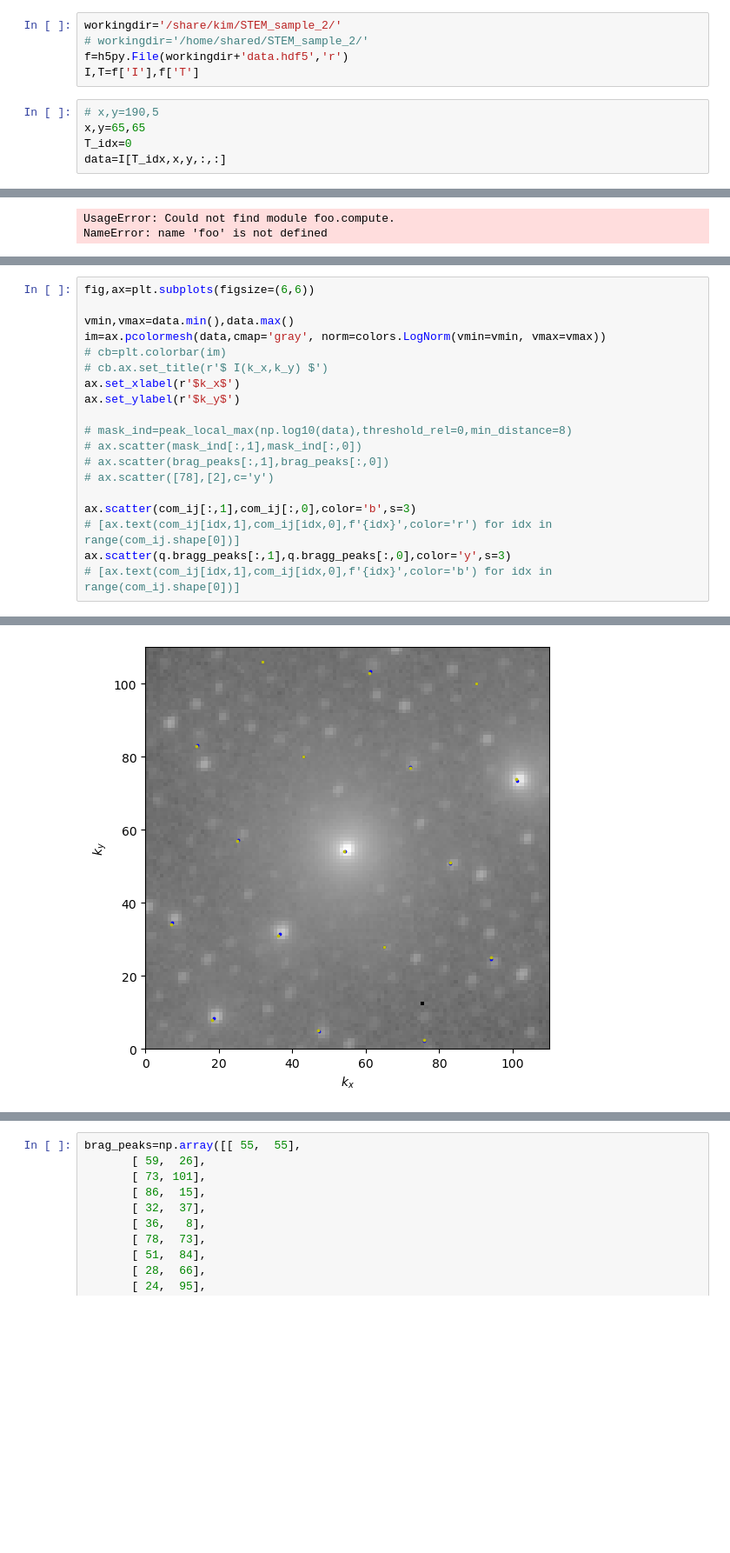
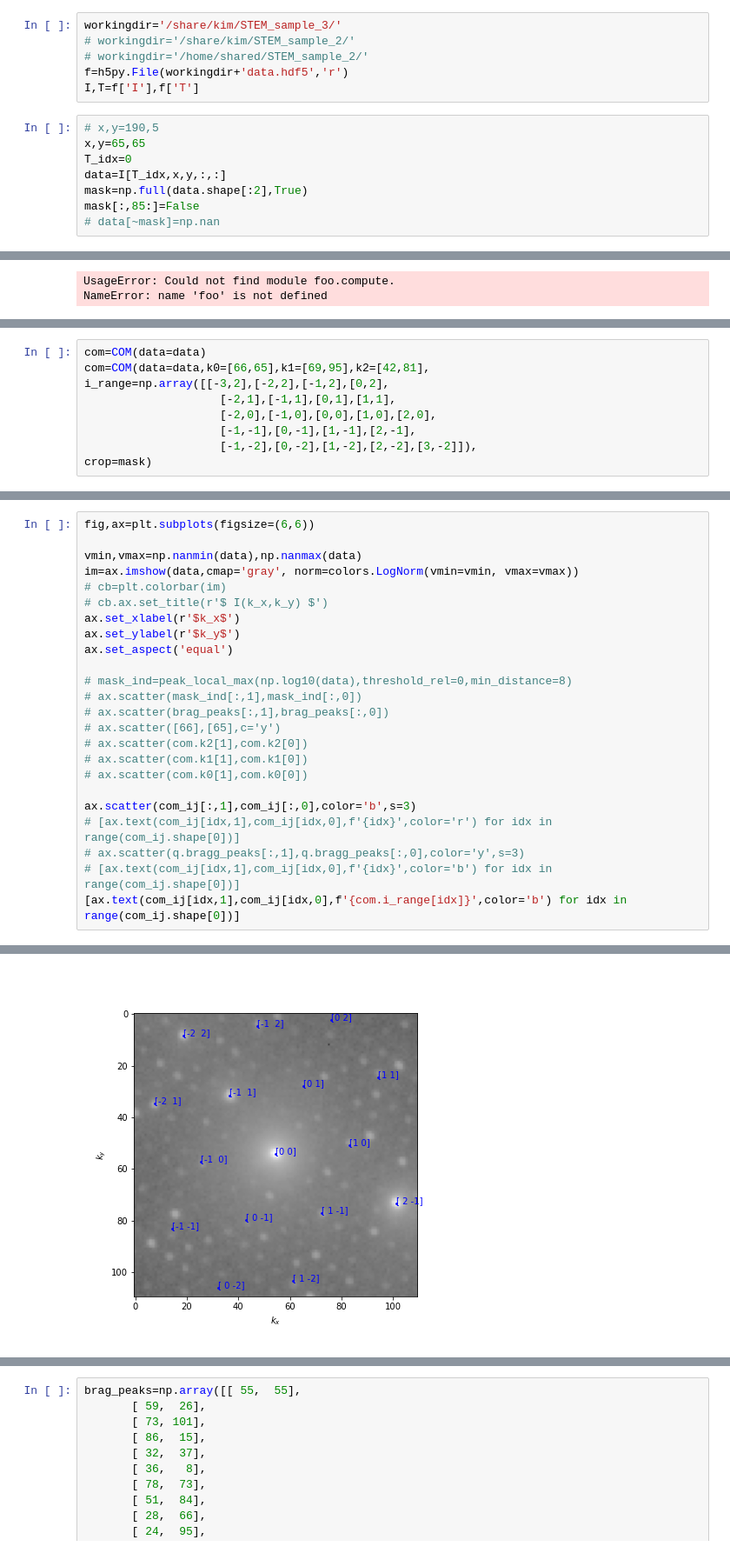
Before and after one commit to hainingpan/4D, a Jupyter notebook: structure_refinement.ipynb, the cells around one changed output, grey strips where cells are left out. Shown at 87% size. Saved outputs shown, nothing was run; the diff lists cells and outputs as text; blank space fills up the shorter version.

Commit message:
data set 3

```diff
--- a/structure_refinement.ipynb
+++ b/structure_refinement.ipynb
@@ -272,5 +273,6 @@ from scipy import ndimage
 # %%
-workingdir='/share/kim/STEM_sample_2/'
+workingdir='/share/kim/STEM_sample_3/'
+# workingdir='/share/kim/STEM_sample_2/'
 # workingdir='/home/shared/STEM_sample_2/'
 f=h5py.File(workingdir+'data.hdf5','r')
 I,T=f['I'],f['T']
@@ -279,3 +281,6 @@ I,T=f['I'],f['T']
 x,y=65,65
 T_idx=0
 data=I[T_idx,x,y,:,:]
+mask=np.full(data.shape[:2],True)
+mask[:,85:]=False
+# data[~mask]=np.nan
@@ -360,0 +493,9 @@ com=COM(data=data)
+# %%
+com=COM(data=data)
+com=COM(data=data,k0=[66,65],k1=[69,95],k2=[42,81],
+i_range=np.array([[-3,2],[-2,2],[-1,2],[0,2],
+                    [-2,1],[-1,1],[0,1],[1,1],
+                    [-2,0],[-1,0],[0,0],[1,0],[2,0],
+                    [-1,-1],[0,-1],[1,-1],[2,-1],
+                    [-1,-2],[0,-2],[1,-2],[2,-2],[3,-2]]),
+crop=mask)
@@ -387,20 +568,25 @@ com_ij
 # %%
 fig,ax=plt.subplots(figsize=(6,6))
 
-vmin,vmax=data.min(),data.max()
-im=ax.pcolormesh(data,cmap='gray', norm=colors.LogNorm(vmin=vmin, vmax=vmax))
+vmin,vmax=np.nanmin(data),np.nanmax(data)
+im=ax.imshow(data,cmap='gray', norm=colors.LogNorm(vmin=vmin, vmax=vmax))
 # cb=plt.colorbar(im)
 # cb.ax.set_title(r'$ I(k_x,k_y) $')
 ax.set_xlabel(r'$k_x$')
 ax.set_ylabel(r'$k_y$')
+ax.set_aspect('equal')
 
 # mask_ind=peak_local_max(np.log10(data),threshold_rel=0,min_distance=8)
 # ax.scatter(mask_ind[:,1],mask_ind[:,0])
 # ax.scatter(brag_peaks[:,1],brag_peaks[:,0])
-# ax.scatter([78],[2],c='y')
+# ax.scatter([66],[65],c='y')
+# ax.scatter(com.k2[1],com.k2[0])
+# ax.scatter(com.k1[1],com.k1[0])
+# ax.scatter(com.k0[1],com.k0[0])
 
 ax.scatter(com_ij[:,1],com_ij[:,0],color='b',s=3)
 # [ax.text(com_ij[idx,1],com_ij[idx,0],f'{idx}',color='r') for idx in range(com_ij.shape[0])]
-ax.scatter(q.bragg_peaks[:,1],q.bragg_peaks[:,0],color='y',s=3)
+# ax.scatter(q.bragg_peaks[:,1],q.bragg_peaks[:,0],color='y',s=3)
 # [ax.text(com_ij[idx,1],com_ij[idx,0],f'{idx}',color='b') for idx in range(com_ij.shape[0])]
+[ax.text(com_ij[idx,1],com_ij[idx,0],f'{com.i_range[idx]}',color='b') for idx in range(com_ij.shape[0])]
 # %% [output]
@@ -408 +609 @@ ax.scatter(q.bragg_peaks[:,1],q.bragg_peaks[:,0],color='y',s=3)
-[figure, old version]
+[figure, new version]
```
Also changed, not shown: parts of 35 cells of this notebook, 7 other files.
